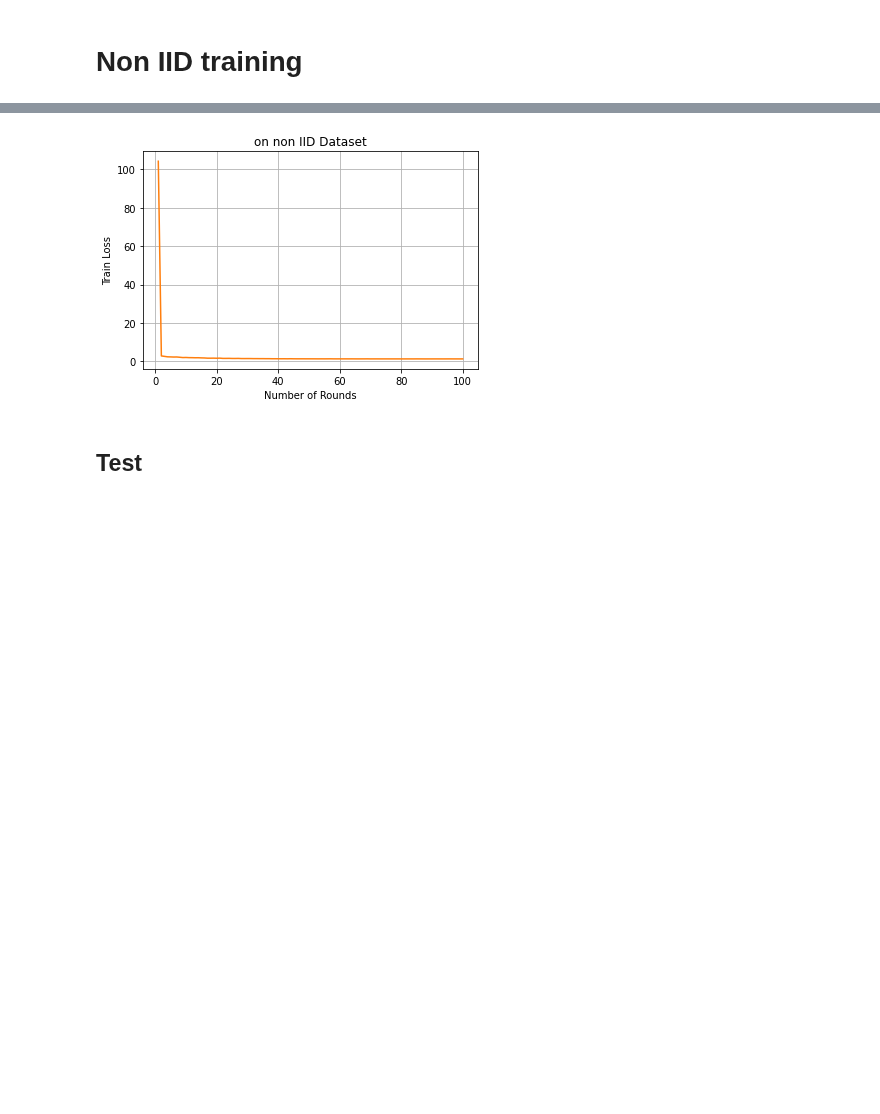
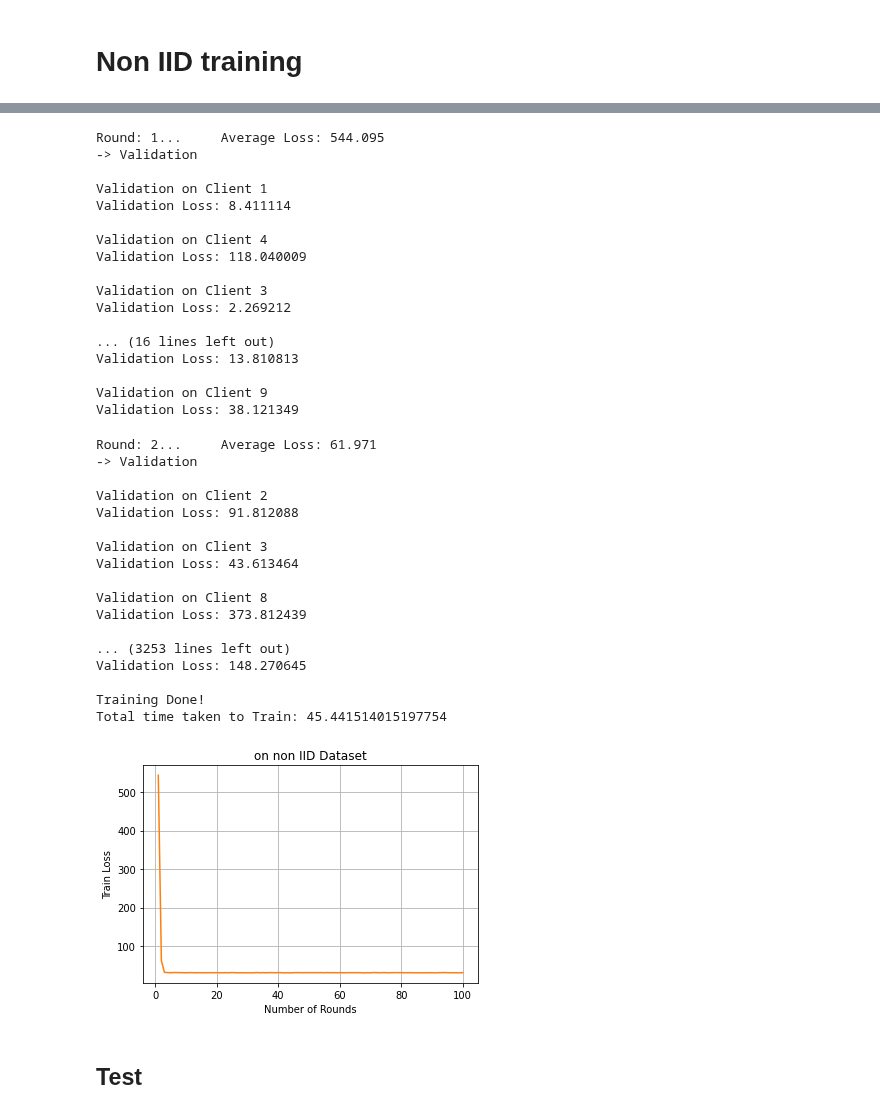
Before and after one commit to SizhuangHe/FL-REU, a Jupyter notebook: FL.ipynb, the cells around one changed output, grey strips where cells are left out. Cells and saved outputs as stored; diff of their text form; code cells hidden in the pictures; blank space fills up the shorter version.

```diff
--- a/FL.ipynb
+++ b/FL.ipynb
@@ -51,7 +50,7 @@ The tensorboard extension is already loaded. To reload it, use:
 # Some Hyperparameters
 # %%
 input_size = 13
-num_hidden_neuron = 20
+num_hidden_neuron = 5
 num_classes = 1
 output_size = num_classes
 # %% [markdown]
@@ -258,6 +257,23 @@ def client_dict_train_val_split(client_dict_in, validation_ratio):
     client_dict_out[client]["validation"] = val_set
 
   return client_dict_out
+# %%
+def seeClientMean(client_dict):
+  """
+  This function returns the mean of each client's local training set
+  Can use this to roughly see how iid the dictionary is
+  """
+  mean = []
+
+  for client in client_dict:
+    loader =  DataLoader(CustomDataset(dataset_train, client_dict[client]), batch_size=len(client_dict[client]), shuffle=True)
+    ld = iter(loader).next()
+    data, label = ld
+    mean.append(torch.mean(label).item())
+
+  #print(mean)
+  print("Variance of mean client data: ", np.var(mean))
+  print("Note: a small value is expected for i.i.d partition.")
 # %% [markdown]
 # Client Training
 # %%
@@ -546,7 +582,7 @@ rounds = 100
 # client fraction
 C = 1
 # number of clients
-K = num_classes
+K = 10
 # number of training passes on local dataset for each round
 E = 10
 # batch size
@@ -554,14 +590,15 @@ batch_size = 10
 # learning Rate
 lr=0.01
 # data partition dictionary
-client_dict = non_iid_partition(dataset_train, clients=4, total_shards=4, shards_size=101, num_shards_per_client=1) # every client is given only one shard, which is very non_iid
+client_dict = non_iid_partition(dataset_train, clients=K, total_shards=10, shards_size=40, num_shards_per_client=1) # every client is given only one shard, which is very non_iid
+seeClientMean(client_dict)
 non_iid_dict = client_dict_train_val_split(client_dict_in=client_dict, validation_ratio=0.2)
 
-# loader =  DataLoader(CustomDataset(dataset_train, non_iid_dict[0]["train"]), batch_size=len(iid_dict[0]["train"]), shuffle=True)
+# loader =  DataLoader(CustomDataset(dataset_train, client_dict[0]), batch_size=len( client_dict[0]), shuffle=True)
 # ld = iter(loader).next()
 # data, label = ld
 # print("data: ", data, "label: ", label)
-# load model
+#load model
 model_non_iid = IRIS_NN(input_size, num_hidden_neuron, output_size)
 
 if torch.cuda.is_available():
@@ -589,4 +610,38 @@ Total time taken to Train: 8.445306062698364
+Round: 1...     Average Loss: 544.095
+-> Validation
+
+Validation on Client 1
+Validation Loss: 8.411114
+
+Validation on Client 4
+Validation Loss: 118.040009
+
+Validation on Client 3
+Validation Loss: 2.269212
+
+... (16 lines left out)
+Validation Loss: 13.810813
+
+Validation on Client 9
+Validation Loss: 38.121349
+Round: 2...     Average Loss: 61.971
+-> Validation
+
+Validation on Client 2
+Validation Loss: 91.812088
+
+Validation on Client 3
+Validation Loss: 43.613464
+
+Validation on Client 8
+Validation Loss: 373.812439
+
+... (3253 lines left out)
+Validation Loss: 148.270645
+
+Training Done!
+Total time taken to Train: 45.441514015197754
-[figure, old version]
+[figure, new version]
 # %% [markdown]
 ## Test
 # %%
```
Also changed, not shown: parts of 6 cells of this notebook.
